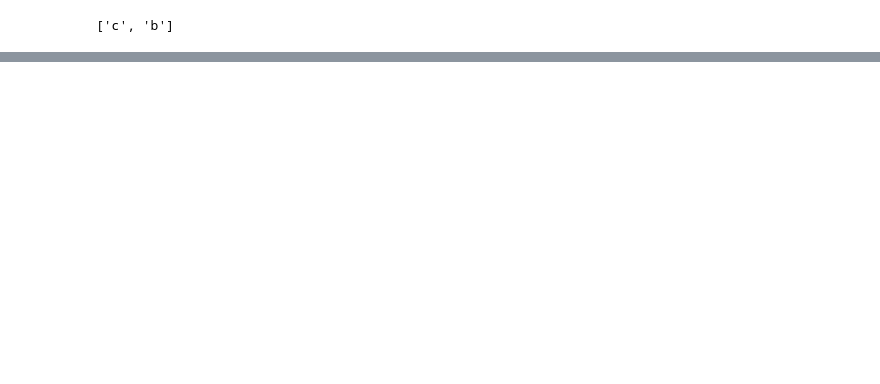
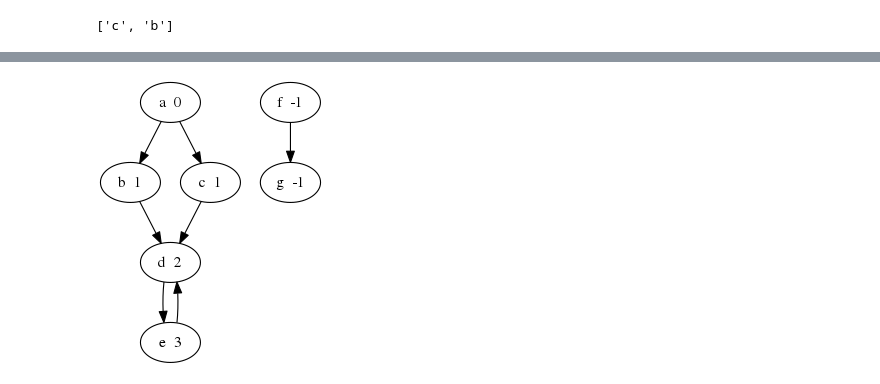
Before and after one commit to DavidLeoni/algolab, a Jupyter notebook: graphs.ipynb, the cells around one changed output, grey strips where cells are left out. Drawn from its saved outputs; the diff is of its cells as text; code cells hidden in the pictures; blank space fills up the shorter version.

Commit message:
finished graphs, now copying .py

```diff
--- a/graphs.ipynb
+++ b/graphs.ipynb
@@ -252,0 +553,4 @@ OK
+# %%
+draw(algolab.show_distances(), show='ipynb')
+# %% [output]
+[figure, added]
```
Also changed, not shown: parts of 56 cells of this notebook, 6 other files.
